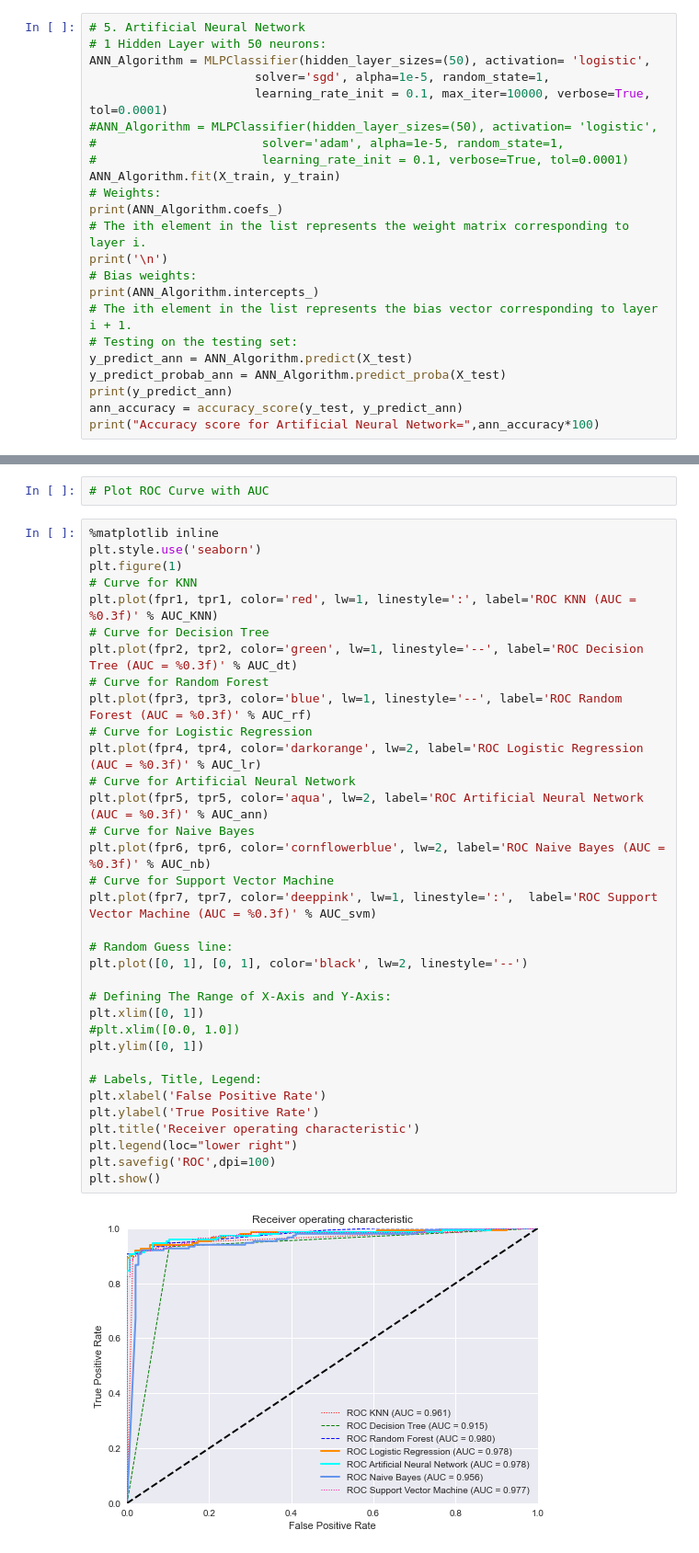
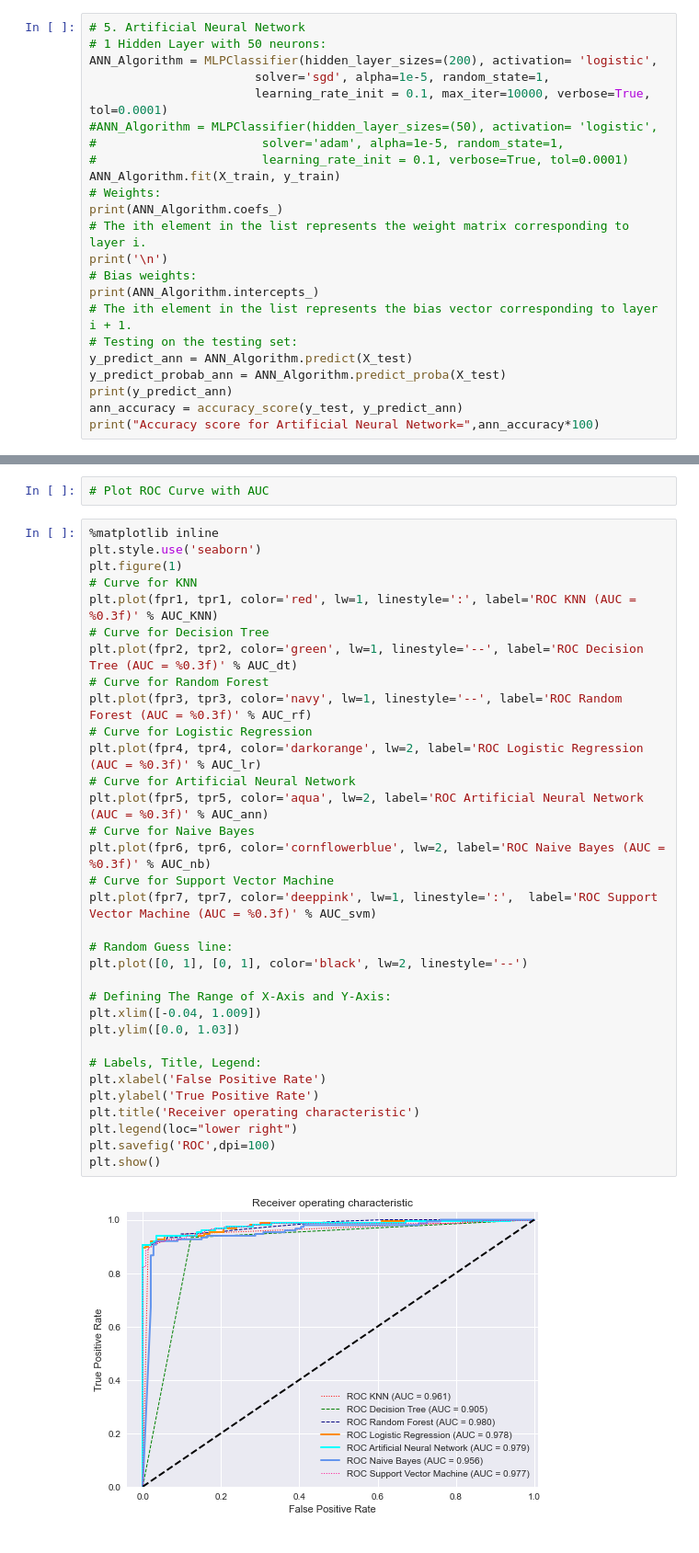
Before and after one commit to NehaDas25/DataScience_CS5661, a Jupyter notebook: Credit_Card_Fraud_Detection.ipynb, the cells around one changed output, grey strips where cells are left out. Shown: that part at 92% size. Cells and saved outputs as stored; diff of their text form.

```diff
--- a/Credit_Card_Fraud_Detection.ipynb
+++ b/Credit_Card_Fraud_Detection.ipynb
@@ -249,7 +278,7 @@ Accuracy score for Logistic Regression= 94.5945945945946
 # %%
 # 5. Artificial Neural Network
 # 1 Hidden Layer with 50 neurons:
-ANN_Algorithm = MLPClassifier(hidden_layer_sizes=(50), activation= 'logistic',
+ANN_Algorithm = MLPClassifier(hidden_layer_sizes=(200), activation= 'logistic',
                        solver='sgd', alpha=1e-5, random_state=1,
                        learning_rate_init = 0.1, max_iter=10000, verbose=True, tol=0.0001)
 #ANN_Algorithm = MLPClassifier(hidden_layer_sizes=(50), activation= 'logistic',
@@ -363,35 +438,34 @@ AUC Support Vector Machine: 0.9767123287671232
 %matplotlib inline
 plt.style.use('seaborn')
 plt.figure(1)
 # Curve for KNN
 plt.plot(fpr1, tpr1, color='red', lw=1, linestyle=':', label='ROC KNN (AUC = %0.3f)' % AUC_KNN)
 # Curve for Decision Tree
 plt.plot(fpr2, tpr2, color='green', lw=1, linestyle='--', label='ROC Decision Tree (AUC = %0.3f)' % AUC_dt)
 # Curve for Random Forest
-plt.plot(fpr3, tpr3, color='blue', lw=1, linestyle='--', label='ROC Random Forest (AUC = %0.3f)' % AUC_rf)
+plt.plot(fpr3, tpr3, color='navy', lw=1, linestyle='--', label='ROC Random Forest (AUC = %0.3f)' % AUC_rf)
 # Curve for Logistic Regression
 plt.plot(fpr4, tpr4, color='darkorange', lw=2, label='ROC Logistic Regression (AUC = %0.3f)' % AUC_lr)
 # Curve for Artificial Neural Network
 plt.plot(fpr5, tpr5, color='aqua', lw=2, label='ROC Artificial Neural Network (AUC = %0.3f)' % AUC_ann)
 # Curve for Naive Bayes
 plt.plot(fpr6, tpr6, color='cornflowerblue', lw=2, label='ROC Naive Bayes (AUC = %0.3f)' % AUC_nb)
 # Curve for Support Vector Machine
 plt.plot(fpr7, tpr7, color='deeppink', lw=1, linestyle=':',  label='ROC Support Vector Machine (AUC = %0.3f)' % AUC_svm)
 
 # Random Guess line:
 plt.plot([0, 1], [0, 1], color='black', lw=2, linestyle='--')
 
 # Defining The Range of X-Axis and Y-Axis:
-plt.xlim([0, 1])
-#plt.xlim([0.0, 1.0])
-plt.ylim([0, 1])
+plt.xlim([-0.04, 1.009])
+plt.ylim([0.0, 1.03])
 
 # Labels, Title, Legend:
 plt.xlabel('False Positive Rate')
 plt.ylabel('True Positive Rate')
 plt.title('Receiver operating characteristic')
 plt.legend(loc="lower right")
 plt.savefig('ROC',dpi=100)
 plt.show()
 # %% [output]
-[figure, old version]
+[figure, new version]
```
Also changed, not shown: parts of 38 cells of this notebook, 10 other files.
